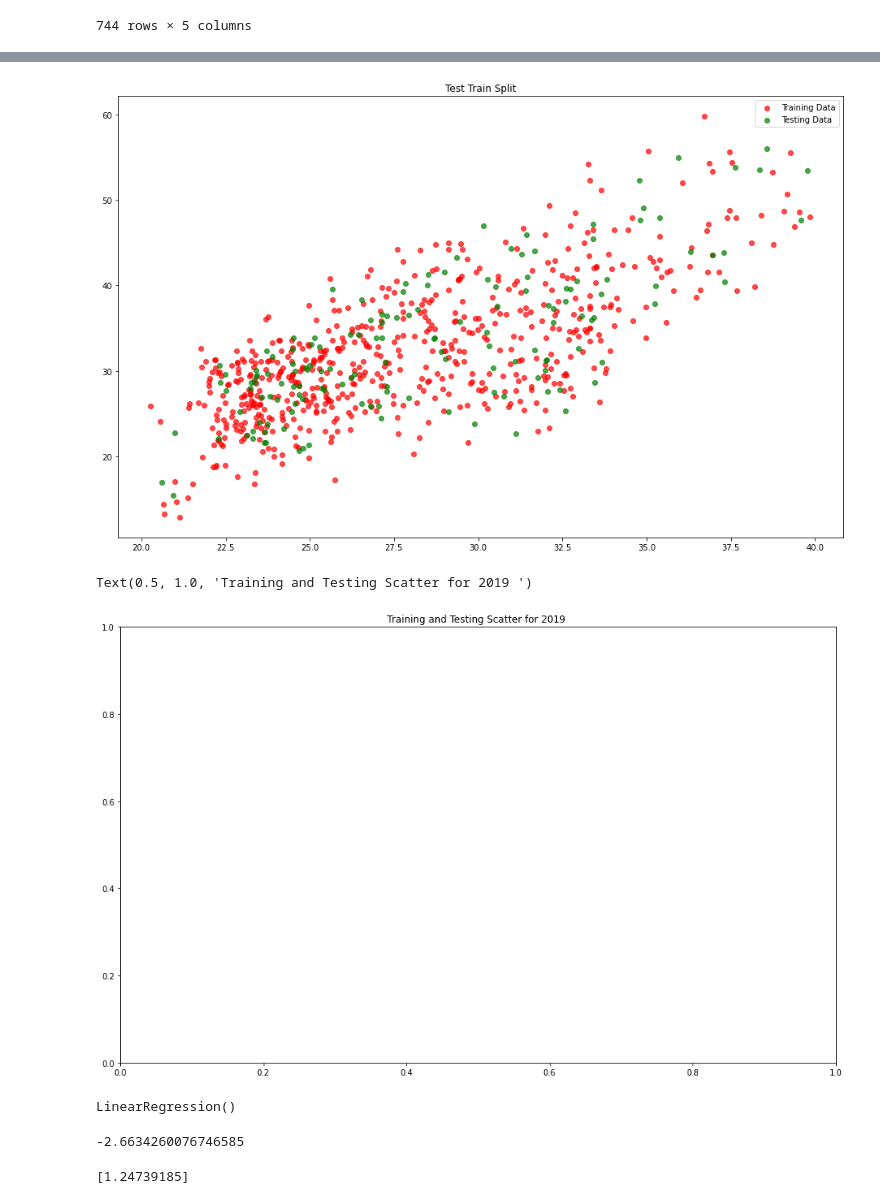
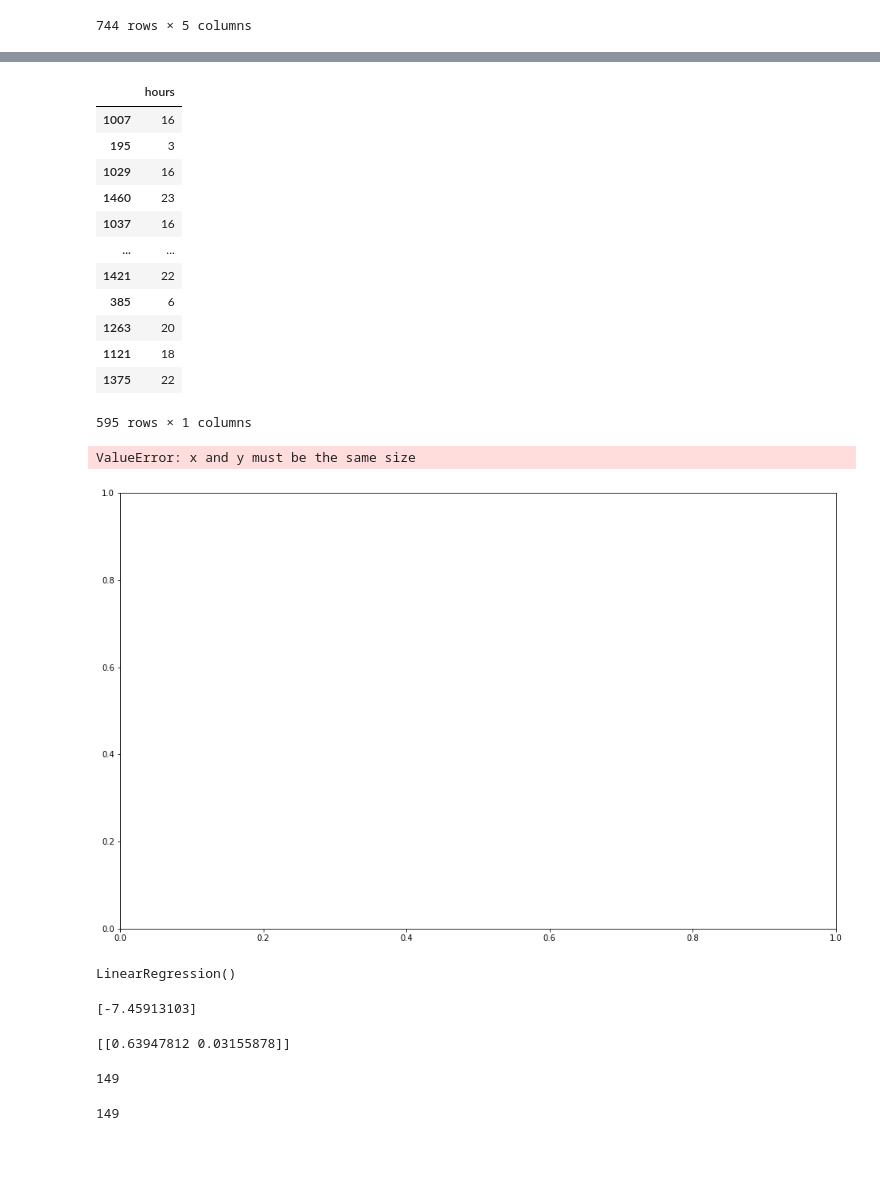
Before and after one commit to singhaniket98/Energy-Consumption-Prediction, a Jupyter notebook: src/linear-reg.ipynb, the cells around one changed output, grey strips where cells are left out. Saved outputs shown, nothing was run; the diff lists cells and outputs as text; code cells hidden in the pictures; blank space fills up the shorter version.

```diff
--- a/src/linear-reg.ipynb
+++ b/src/linear-reg.ipynb
@@ -177,6 +177,3 @@ dataFor2019.describe
 1495     23  29.030000  31.413524
 
 [744 rows x 3 columns]>
-# %%
-dataFor2018 = dataFor2018.drop(columns = ['hours'])
-dataFor2019 = dataFor2019.drop(columns = ['hours'])
@@ -214,3 +209,5 @@ y = dataFor2019.iloc[:, 1].values
+# %%
+X = dataFor2019[['temp','hvac']]
 # %%
 X
 # %% [output]
@@ -234,3 +227,5 @@ array([[23.86458333],
+# %%
+y = dataFor2019[['hours']]
 # %%
 y
 # %% [output]
@@ -257,15 +263,29 @@ X_train, X_test, y_train, y_test = train_test_split(X, y, test_size=0.2, random_
+# %%
+y_train
+# %% [output]
+|  | hours |
+| 1007 | 16 |
+| 195 | 3 |
+| 1029 | 16 |
+| 1460 | 23 |
+| 1037 | 16 |
+| ... | ... |
+| 1421 | 22 |
+| 385 | 6 |
+| 1263 | 20 |
+| 1121 | 18 |
+| 1375 | 22 |
+595 rows × 1 columns
 # %%
 plt.rcParams["figure.figsize"] = (16,10)
-plt.scatter(X_train, y_train, label = 'Training Data', color = 'r', alpha = .7)
-plt.scatter(X_test, y_test, label = 'Testing Data', color = 'g', alpha = .7)
+plt.scatter(x=X_train,y=y_train, label = 'Training Data', color = 'r', alpha = .7)
+#plt.scatter(X_test, y_test, label = 'Testing Data', color = 'g', alpha = .7)
 plt.legend()
-plt.title("Test Train Split")
+plt.title("Training and Testing Scatter for 2019 ")
 plt.show()
-plt.title("Training and Testing Scatter for 2019 ")
 # %% [output]
+ValueError: x and y must be the same size
-[figure, old version]
+[figure, new version]
-Text(0.5, 1.0, 'Training and Testing Scatter for 2019 ')
-[figure, removed]
 # %%
 regressor = LinearRegression()
 regressor.fit(X_train, y_train)
@@ -274,10 +294,18 @@ LinearRegression()
 # %%
 print(regressor.intercept_)
 # %% [output]
--2.6634260076746585
+[-7.45913103]
 # %%
 print(regressor.coef_)
 # %% [output]
-[1.24739185]
+[[0.63947812 0.03155878]]
 # %%
 y_pred = regressor.predict(X_test)
+# %%
+len(y_test)
+# %% [output]
+149
+# %%
+len(y_pred)
+# %% [output]
+149
```
Also changed, not shown: parts of 20 cells of this notebook, 5 other files.
